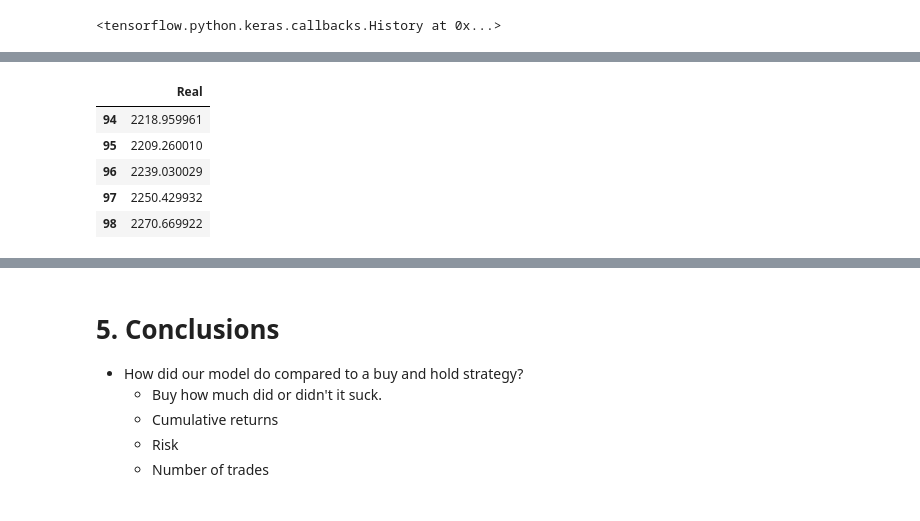
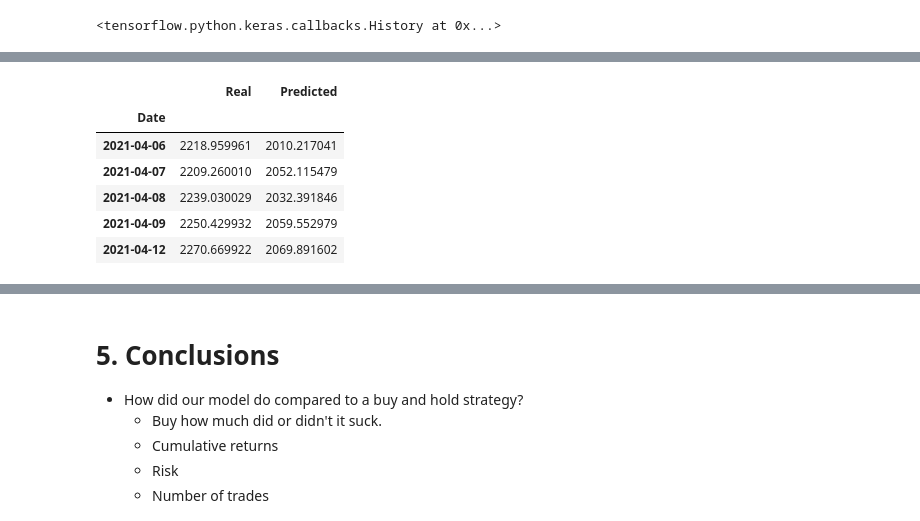
Before and after one commit to DataNinjasPro/Project_2, a Jupyter notebook: main.ipynb, the cells around one changed output, grey strips where cells are left out. Drawn from its saved outputs; the diff is of its cells as text; code cells hidden in the pictures.

```diff
--- a/main.ipynb
+++ b/main.ipynb
@@ -157,5 +176,5 @@ X, y = window_data(df, window_size, feature_column, target_column)
 # %%
-split = int(0.8 * len(X))
+split = int(0.80 * len(X))
 X_train = X[: split]
 X_test = X[split:]
 y_train = y[: split]
@@ -221,7 +238,7 @@ Trainable params: 8,341
 Non-trainable params: 0
 _________________________________________________________________
 # %%
-model.fit(X_train, y_train, epochs=10, shuffle=False, batch_size=1, verbose=0)
+model.fit(X_train, y_train, epochs=80, shuffle=False, batch_size=1, verbose=0)
 # %% [output]
 <tensorflow.python.keras.callbacks.History at 0x...>
 # %%
@@ -244,15 +253,16 @@ predicted_prices = scaler.inverse_transform(predicted)
 real_prices = scaler.inverse_transform(y_test.reshape(-1, 1))
 # %%
 stocks = pd.DataFrame({
-    "Real": real_prices.ravel()})
-#     "Predicted": predicted_prices.ravel()
-#     }, index = df.index[-len(real_prices): ]
+    "Real": real_prices.ravel(),
+    "Predicted": predicted_prices.ravel()
+    }, index = df.index[-len(real_prices): ])
 
 stocks.tail()
 # %% [output]
-|  | Real |
-| 94 | 2218.959961 |
-| 95 | 2209.260010 |
-| 96 | 2239.030029 |
-| 97 | 2250.429932 |
-| 98 | 2270.669922 |
+|  | Real | Predicted |
+| Date |  |  |
+| 2021-04-06 | 2218.959961 | 2010.217041 |
+| 2021-04-07 | 2209.260010 | 2052.115479 |
+| 2021-04-08 | 2239.030029 | 2032.391846 |
+| 2021-04-09 | 2250.429932 | 2059.552979 |
+| 2021-04-12 | 2270.669922 | 2069.891602 |
```
Also changed, not shown: parts of 20 cells of this notebook.
